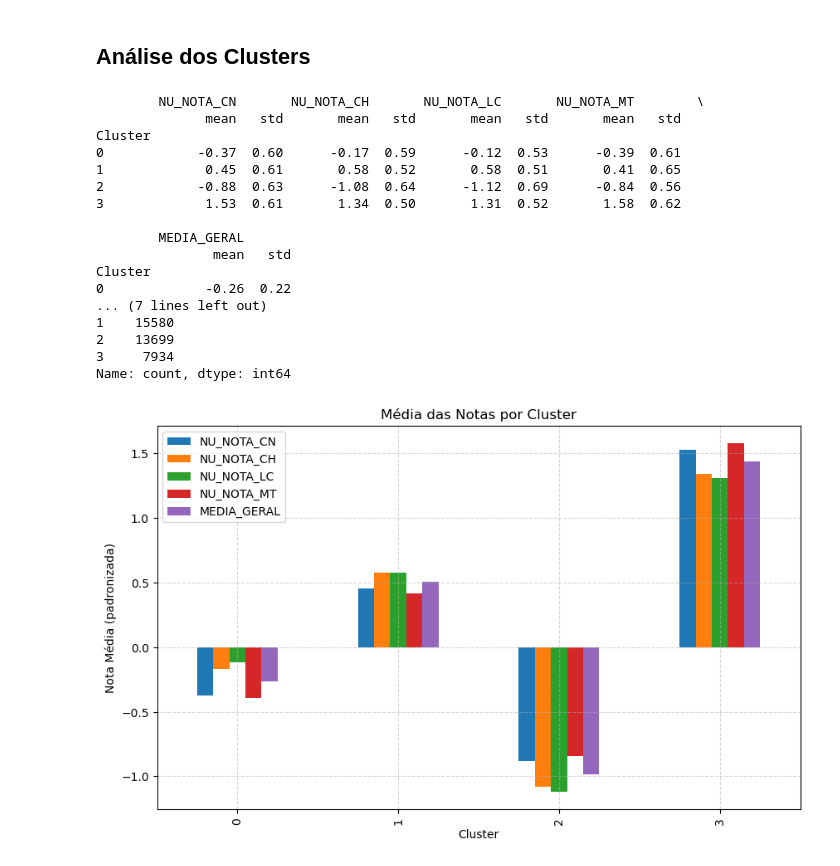
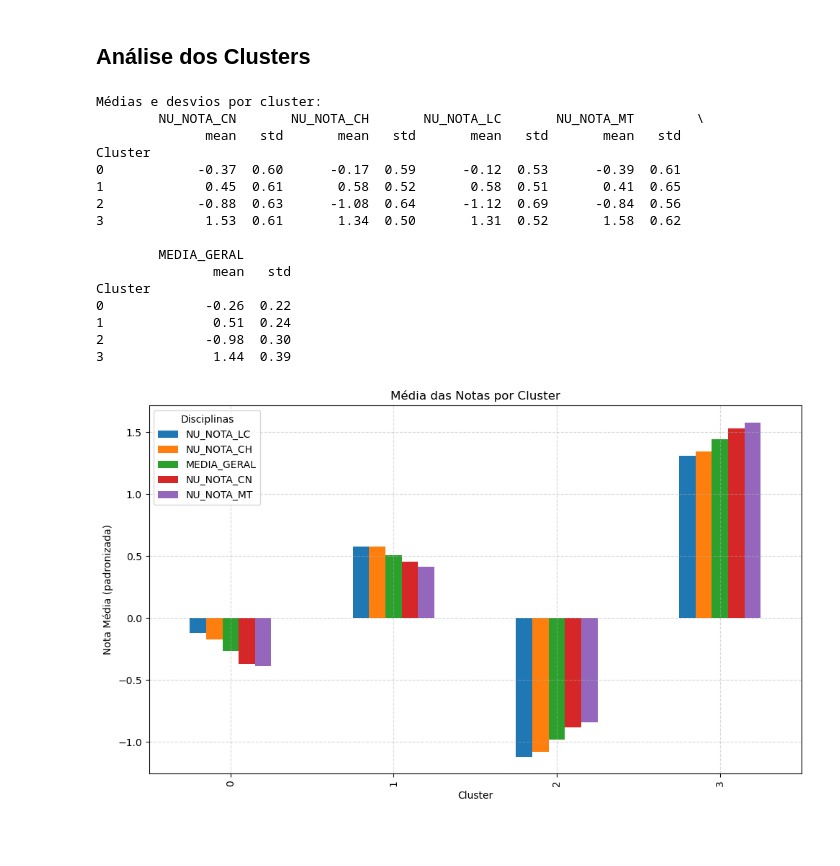
Before and after one commit to NandaLeal/TCC, a Jupyter notebook: TCC - FASE 3 .ipynb, the cells around one changed output. Saved outputs shown, nothing was run; the diff lists cells and outputs as text; code cells hidden in the pictures; blank space fills up the shorter version.

```diff
--- a/TCC - FASE 3 .ipynb
+++ b/TCC - FASE 3 .ipynb
@@ -390,7 +390,7 @@ Para avaliar a qualidade dos agrupamentos obtidos, foram utilizadas duas métric
 (a) a Soma das Distâncias Quadradas aos Centróides (SSQ), que mede a compacidade dos clusters, e
 (b) a Razão entre Distância Intracluster e Intercluster (Intra/Inter), que avalia simultaneamente a coesão interna e a separação entre grupos.
 # %%
-df_notas = df_ifnmg.copy()
+df_notas = df_ifnmg
 
 colunas_notas = ["NU_NOTA_CN", "NU_NOTA_CH", "NU_NOTA_LC", "NU_NOTA_MT"]
 notas = df_notas[colunas_notas].dropna()  # Remove linhas com qualquer nota faltante
@@ -446,43 +446,44 @@ plt.show()
 # %%
 k = 4  # escolha com base no gráfico
 kmeans_final = KMeans(n_clusters=k, random_state=42, n_init=10)
 labels_final = kmeans_final.fit_predict(df_norm)
 
-# Adiciona o cluster ao DataFrame original
 notas["Cluster"] = labels_final
 
-# Calcula média e desvio padrão das notas em cada cluster
+colunas_notas = ["NU_NOTA_CN", "NU_NOTA_CH", "NU_NOTA_LC", "NU_NOTA_MT"]
+
 resumo_clusters = notas.groupby("Cluster")[colunas_notas + ["MEDIA_GERAL"]].agg(["mean", "std"]).round(2)
+print("Médias e desvios por cluster:")
 print(resumo_clusters)
-
-tamanhos = notas["Cluster"].value_counts().sort_index()
-print("\nTamanho dos clusters:")
-print(tamanhos)
 
 resumo_mean = notas.groupby("Cluster")[colunas_notas + ["MEDIA_GERAL"]].mean()
 
-resumo_mean.plot(kind="bar", figsize=(10,6))
+ordem_cols = resumo_mean.mean(axis=0).sort_values(ascending=True).index
+resumo_sorted = resumo_mean[ordem_cols]
+
+ax = resumo_sorted.plot(kind="bar", figsize=(10, 6))
 plt.title("Média das Notas por Cluster")
 plt.xlabel("Cluster")
 plt.ylabel("Nota Média (padronizada)")
 plt.grid(True, linestyle="--", alpha=0.5)
+plt.legend(title="Disciplinas")
+plt.tight_layout()
 plt.show()
 # %% [output]
+Médias e desvios por cluster:
         NU_NOTA_CN       NU_NOTA_CH       NU_NOTA_LC       NU_NOTA_MT        \
               mean   std       mean   std       mean   std       mean   std
 Cluster
 0            -0.37  0.60      -0.17  0.59      -0.12  0.53      -0.39  0.61
 1             0.45  0.61       0.58  0.52       0.58  0.51       0.41  0.65
 2            -0.88  0.63      -1.08  0.64      -1.12  0.69      -0.84  0.56
 3             1.53  0.61       1.34  0.50       1.31  0.52       1.58  0.62
 
         MEDIA_GERAL
                mean   std
 Cluster
 0             -0.26  0.22
-... (7 lines left out)
-1    15580
-2    13699
-3     7934
-Name: count, dtype: int64
+1              0.51  0.24
+2             -0.98  0.30
+3              1.44  0.39
-[figure, old version]
+[figure, new version]
```
Also changed, not shown: parts of 10 cells of this notebook.
